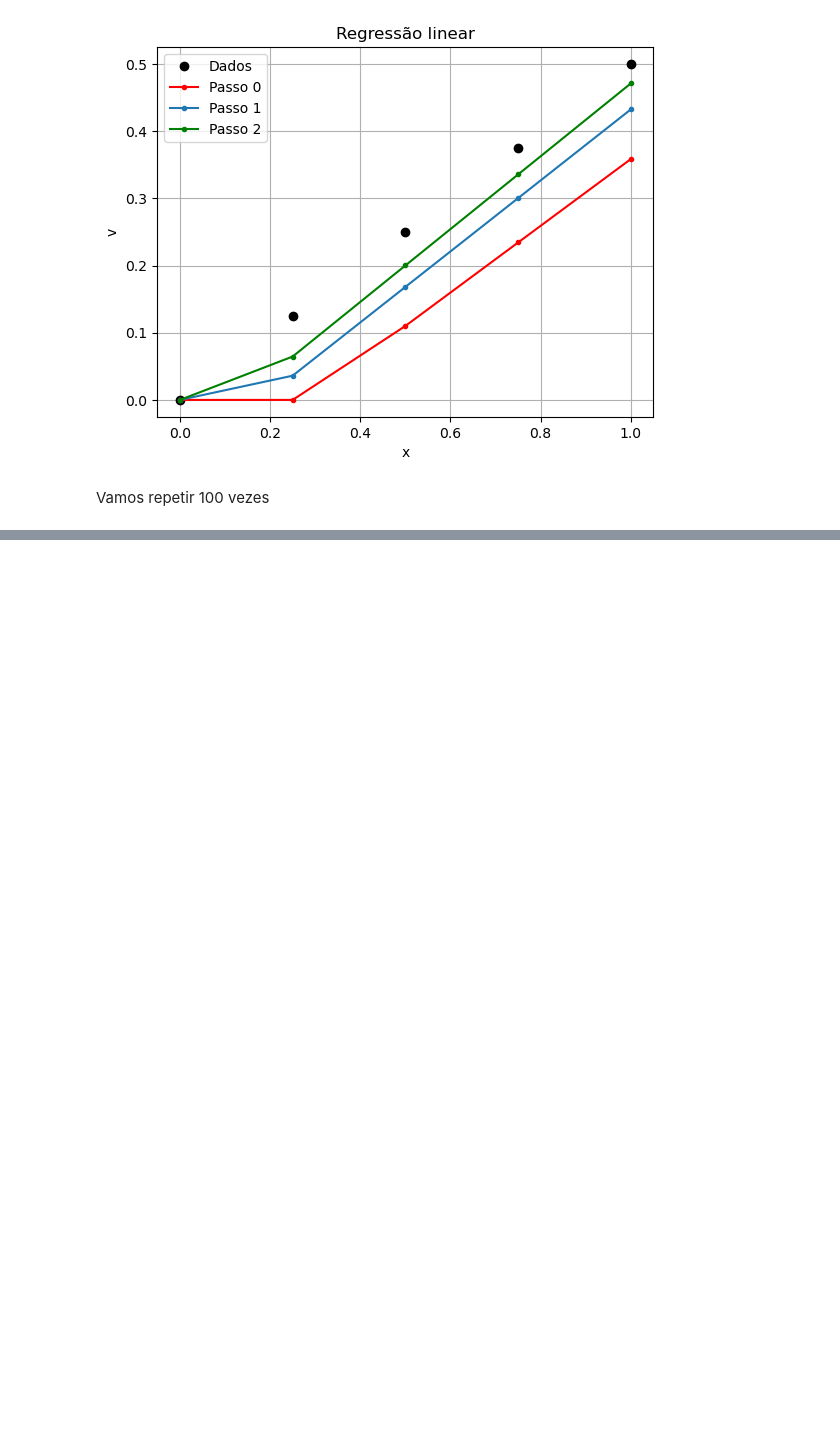
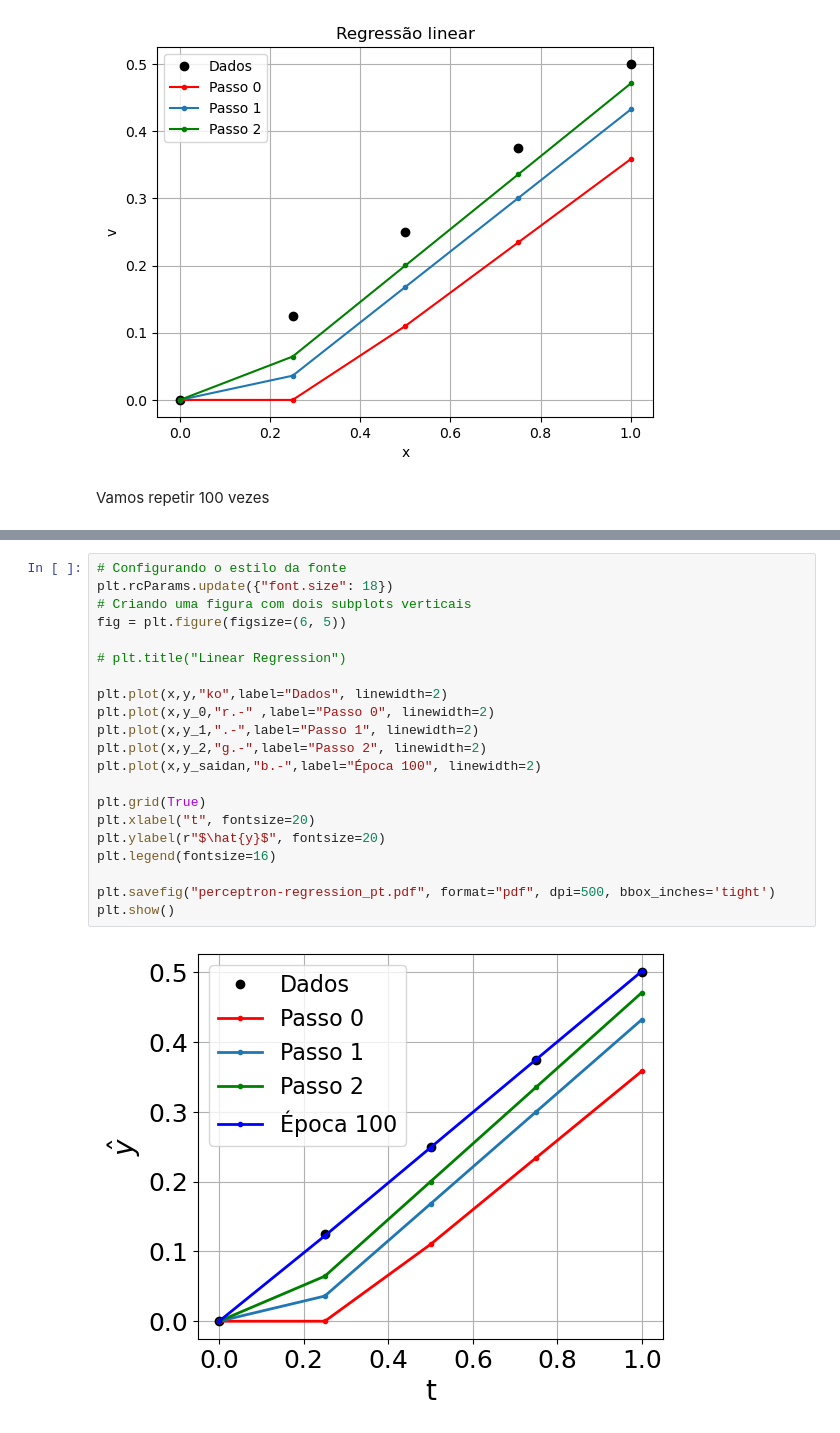
Before and after one commit to Coffee4MePlz/Notebooks_NN_Physics, a Jupyter notebook: 02-Perceptron-Regressao.ipynb, the cells around one changed output, grey strips where cells are left out. Saved outputs shown, nothing was run; the diff lists cells and outputs as text; blank space fills up the shorter version.

```diff
--- a/02-Perceptron-Regressao.ipynb
+++ b/02-Perceptron-Regressao.ipynb
@@ -258,0 +244,23 @@ plt.show()
+# %%
+# Configurando o estilo da fonte
+plt.rcParams.update({"font.size": 18})
+# Criando uma figura com dois subplots verticais
+fig = plt.figure(figsize=(6, 5))
+
+# plt.title("Linear Regression")
+
+plt.plot(x,y,"ko",label="Dados", linewidth=2)
+plt.plot(x,y_0,"r.-" ,label="Passo 0", linewidth=2)
+plt.plot(x,y_1,".-",label="Passo 1", linewidth=2)
+plt.plot(x,y_2,"g.-",label="Passo 2", linewidth=2)
+plt.plot(x,y_saidan,"b.-",label="Época 100", linewidth=2)
+
+plt.grid(True)
+plt.xlabel("t", fontsize=20)
+plt.ylabel(r"$\hat{y}$", fontsize=20)
+plt.legend(fontsize=16)
+
+plt.savefig("perceptron-regression_pt.pdf", format="pdf", dpi=500, bbox_inches='tight')
+plt.show()
+# %% [output]
+[figure, added]
```
Also changed, not shown: parts of 1 cell of this notebook, 1 other file.
